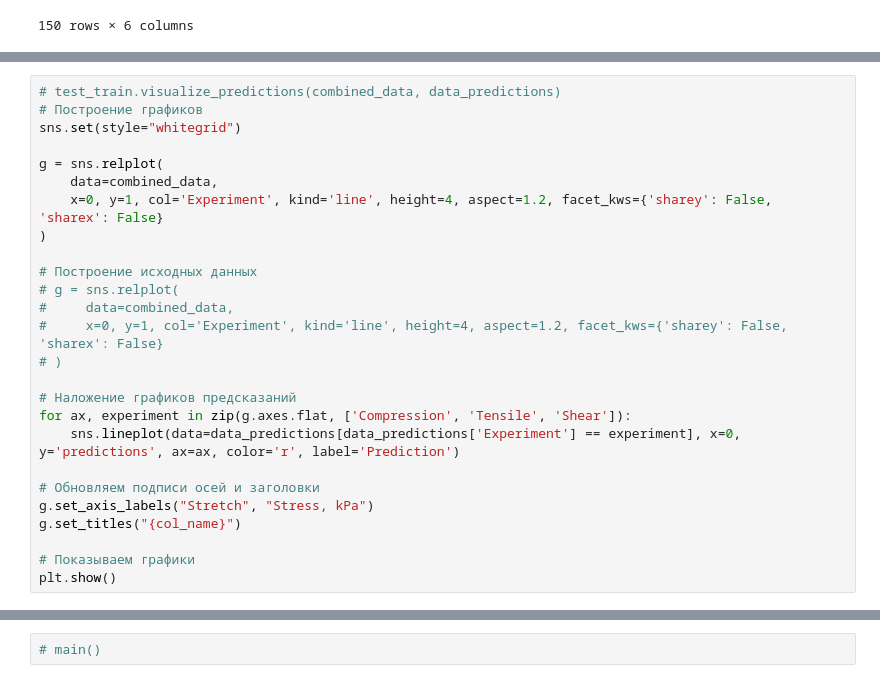
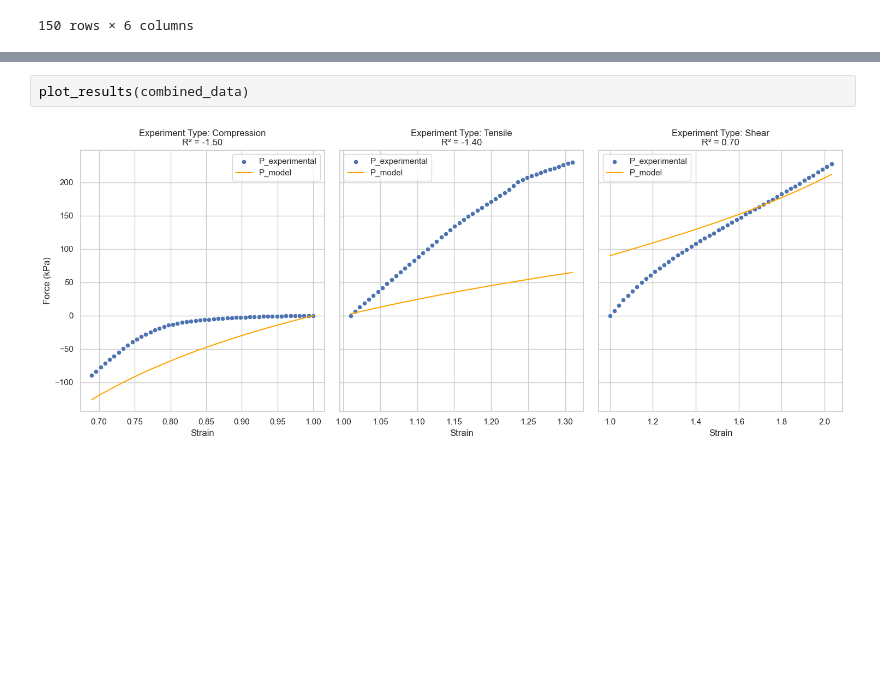
Before and after one commit to 23Grammer58/data-driven-constitutive-modelling, a Jupyter notebook: src/CANN_torch/PDMS.ipynb, the cells around one changed output, grey strips where cells are left out. Saved outputs shown, nothing was run; the diff lists cells and outputs as text; blank space fills up the shorter version.

```diff
--- a/src/CANN_torch/PDMS.ipynb
+++ b/src/CANN_torch/PDMS.ipynb
@@ -277,26 +241,0 @@ plt.show()
-# %%
-# test_train.visualize_predictions(combined_data, data_predictions)
-# Построение графиков
-sns.set(style="whitegrid")
-
-g = sns.relplot(
-    data=combined_data,
-    x=0, y=1, col='Experiment', kind='line', height=4, aspect=1.2, facet_kws={'sharey': False, 'sharex': False}
-)
-
-# Построение исходных данных
-# g = sns.relplot(
-#     data=combined_data,
-#     x=0, y=1, col='Experiment', kind='line', height=4, aspect=1.2, facet_kws={'sharey': False, 'sharex': False}
-# )
-
-# Наложение графиков предсказаний
-for ax, experiment in zip(g.axes.flat, ['Compression', 'Tensile', 'Shear']):
-    sns.lineplot(data=data_predictions[data_predictions['Experiment'] == experiment], x=0, y='predictions', ax=ax, color='r', label='Prediction')
-
-# Обновляем подписи осей и заголовки
-g.set_axis_labels("Stretch", "Stress, kPa")
-g.set_titles("{col_name}")
-
-# Показываем графики
-plt.show()
@@ -369,2 +242,4 @@ plt.show()
-# %%
-# main()
+# %%
+plot_results(combined_data)
+# %% [output]
+[figure, added]
```
Also changed, not shown: parts of 9 cells of this notebook, 2 other files.
